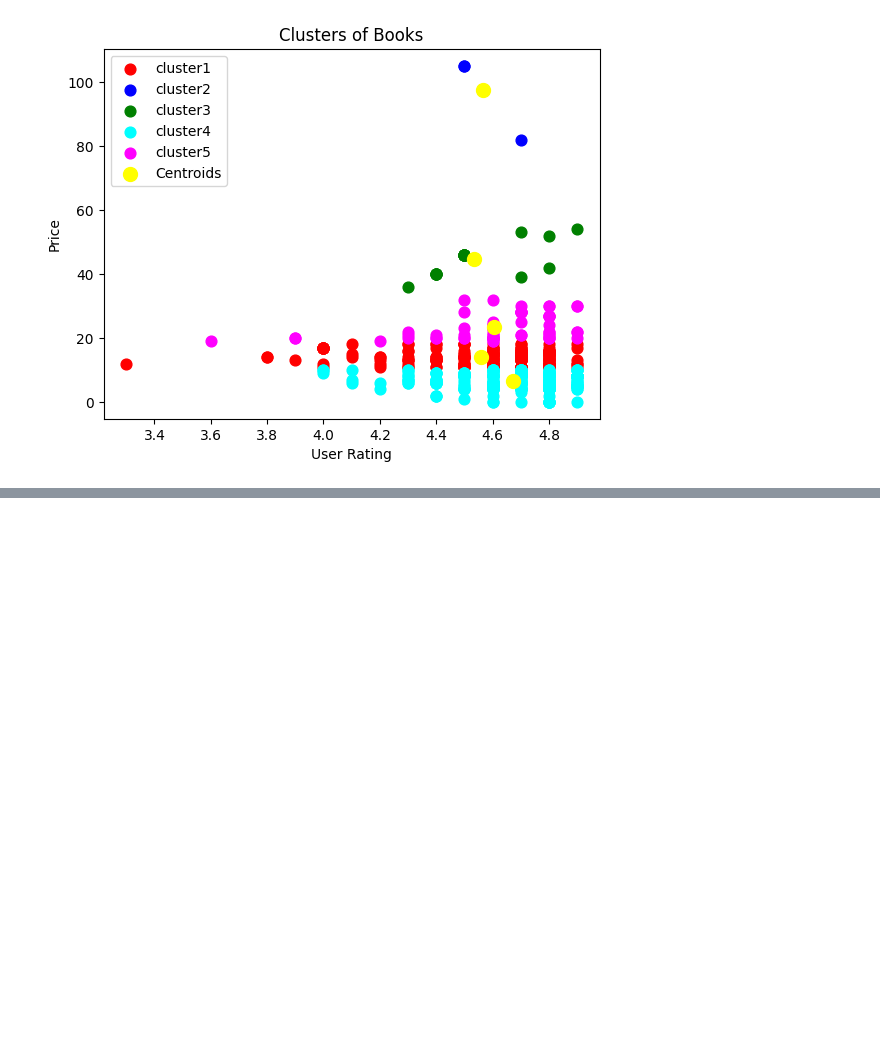
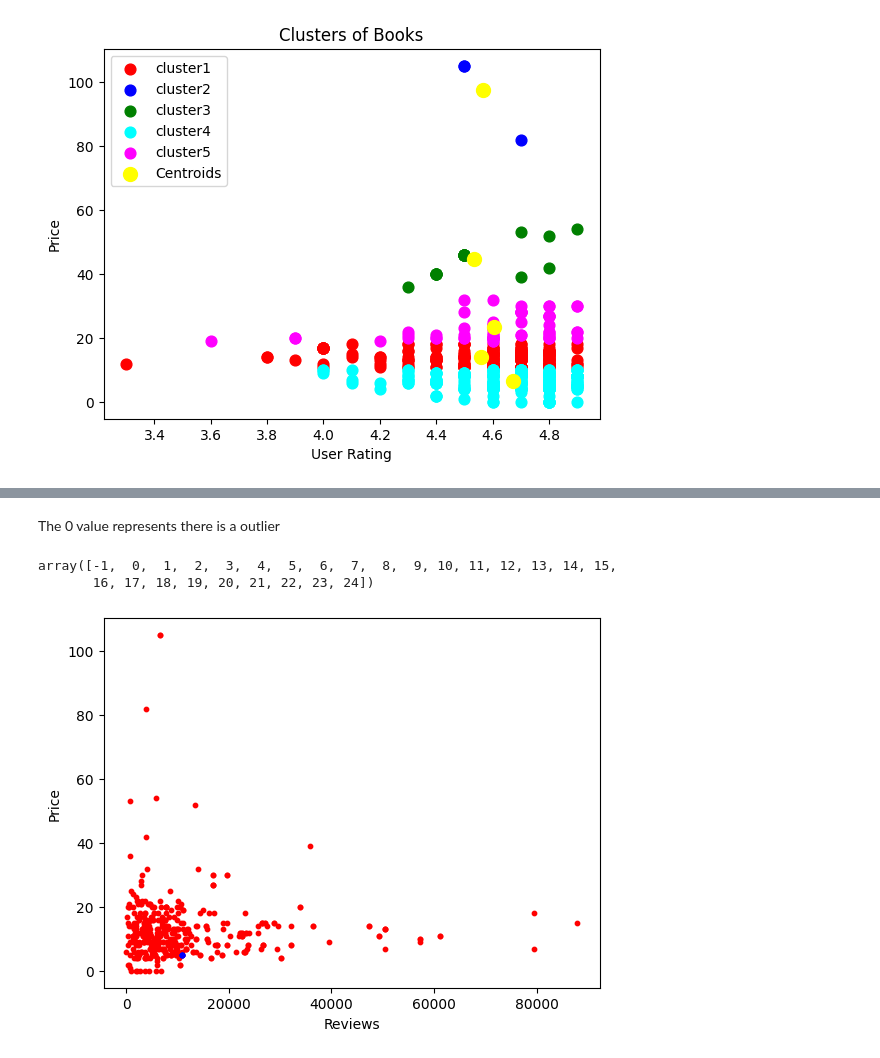
Before and after one commit to MekhzZ/AppliedStatisticsWithPython.ipynb, a Jupyter notebook: DataMining.ipynb, the cells around one changed output, grey strips where cells are left out. Cells and saved outputs as stored; diff of their text form; code cells hidden in the pictures; blank space fills up the shorter version.

```diff
--- a/DataMining.ipynb
+++ b/DataMining.ipynb
@@ -117,0 +161,2 @@ plt.show()
+# %%
+x = df.iloc[:, [3,4]].values
@@ -117,0 +175,5 @@ plt.show()
+# %%
+from sklearn.cluster import DBSCAN
+dbscan = DBSCAN(eps=3, min_samples=4, metric = 'euclidean')
+y_dbscan = dbscan.fit_predict(x)
+y_dbscan
@@ -117,0 +198,2 @@ plt.show()
+# %% [markdown]
+The 0 value represents there is a outlier
@@ -117,0 +202,14 @@ plt.show()
+# %%
+df['Cluster'].unique()
+# %% [output]
+array([-1,  0,  1,  2,  3,  4,  5,  6,  7,  8,  9, 10, 11, 12, 13, 14, 15,
+       16, 17, 18, 19, 20, 21, 22, 23, 24])
+# %%
+plt.scatter(x[y_dbscan == -1,0], x[y_dbscan == -1,1],s = 10, c = 'red')
+plt.scatter(x[y_dbscan == 0,0], x[y_dbscan == 0,1],s = 10, c = 'blue')
+
+plt.xlabel('Reviews')
+plt.ylabel('Price')
+plt.show()
+# %% [output]
+[figure, added]
```
Also changed, not shown: parts of 14 cells of this notebook.
